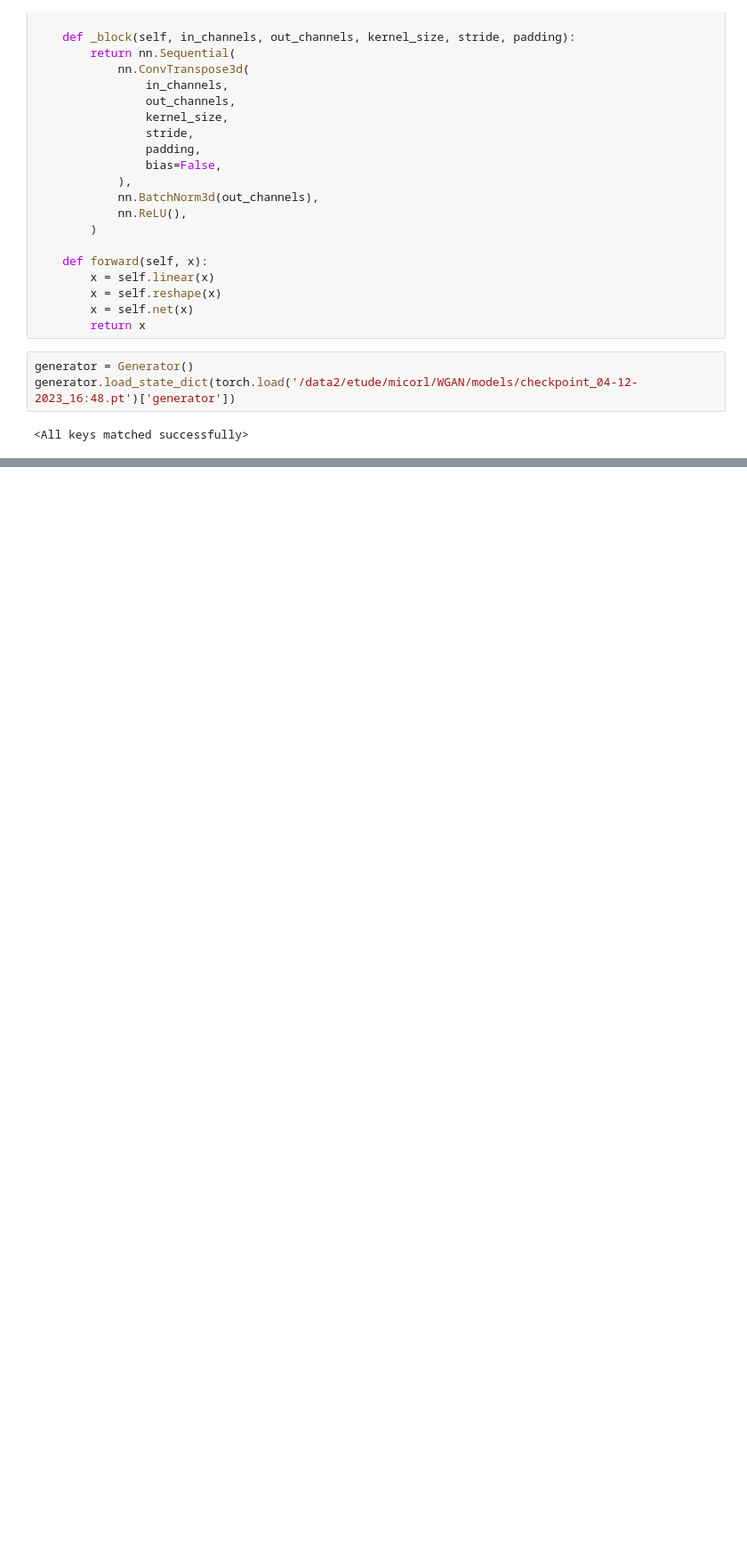
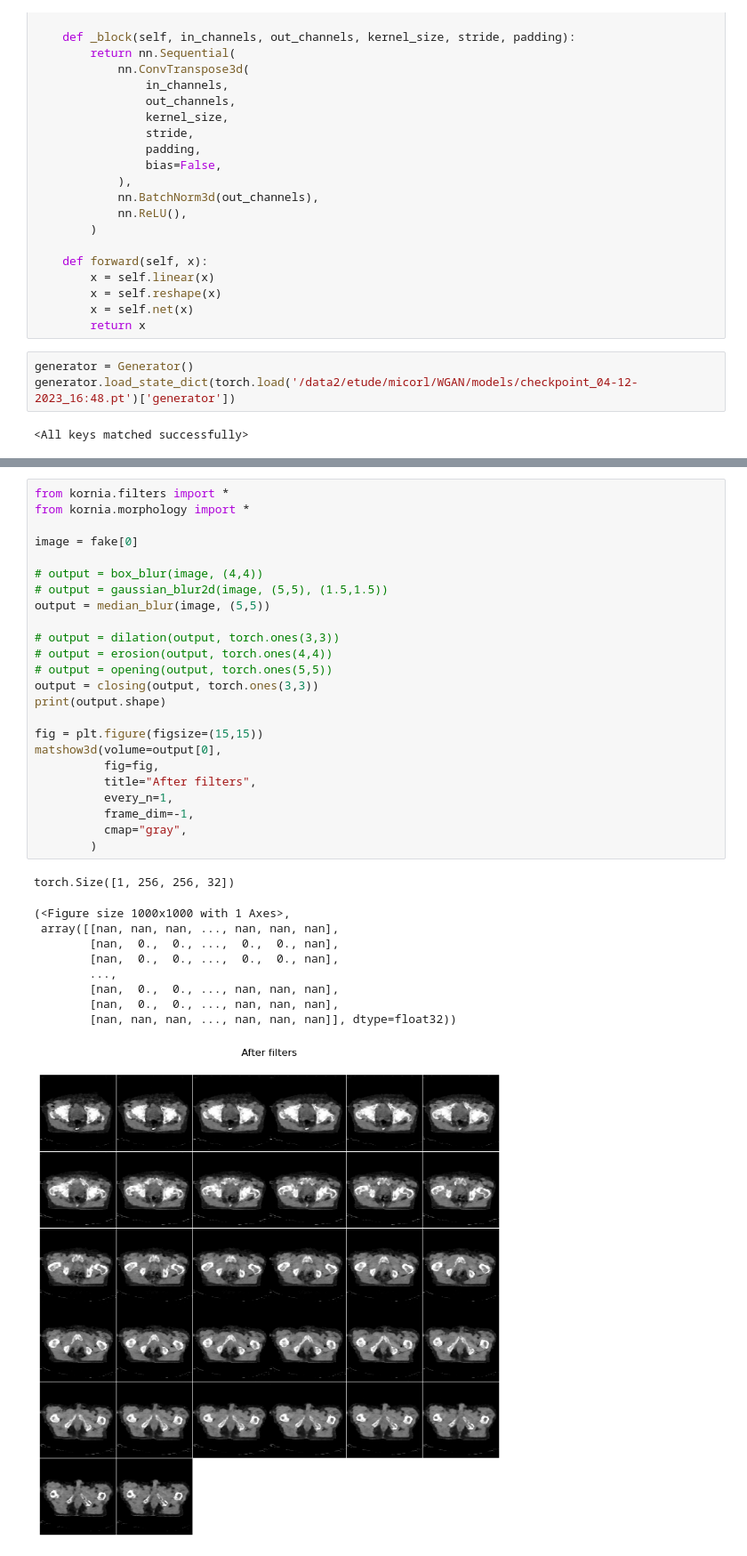
Before and after one commit to kaamka/3D-CT-images-augmentation, a Jupyter notebook: load_model.ipynb, the cells around one changed output, grey strips where cells are left out. Shown at 89% size. Cells and saved outputs as stored; diff of their text form; blank space fills up the shorter version.

Commit message:
apply filters

```diff
--- a/load_model.ipynb
+++ b/load_model.ipynb
@@ -61,0 +62,35 @@ with torch.no_grad():
+# %%
+from kornia.filters import *
+from kornia.morphology import *
+
+image = fake[0]
+
+# output = box_blur(image, (4,4))
+# output = gaussian_blur2d(image, (5,5), (1.5,1.5))
+output = median_blur(image, (5,5))
+
+# output = dilation(output, torch.ones(3,3))
+# output = erosion(output, torch.ones(4,4))
+# output = opening(output, torch.ones(5,5))
+output = closing(output, torch.ones(3,3))
+print(output.shape)
+
+fig = plt.figure(figsize=(15,15))
+matshow3d(volume=output[0],
+          fig=fig,
+          title="After filters",
+          every_n=1,
+          frame_dim=-1,
+          cmap="gray",
+        )
+# %% [output]
+torch.Size([1, 256, 256, 32])
+(<Figure size 1000x1000 with 1 Axes>,
+ array([[nan, nan, nan, ..., nan, nan, nan],
+        [nan,  0.,  0., ...,  0.,  0., nan],
+        [nan,  0.,  0., ...,  0.,  0., nan],
+        ...,
+        [nan,  0.,  0., ..., nan, nan, nan],
+        [nan,  0.,  0., ..., nan, nan, nan],
+        [nan, nan, nan, ..., nan, nan, nan]], dtype=float32))
+[figure, added]
```
Also changed, not shown: parts of 3 cells of this notebook.
